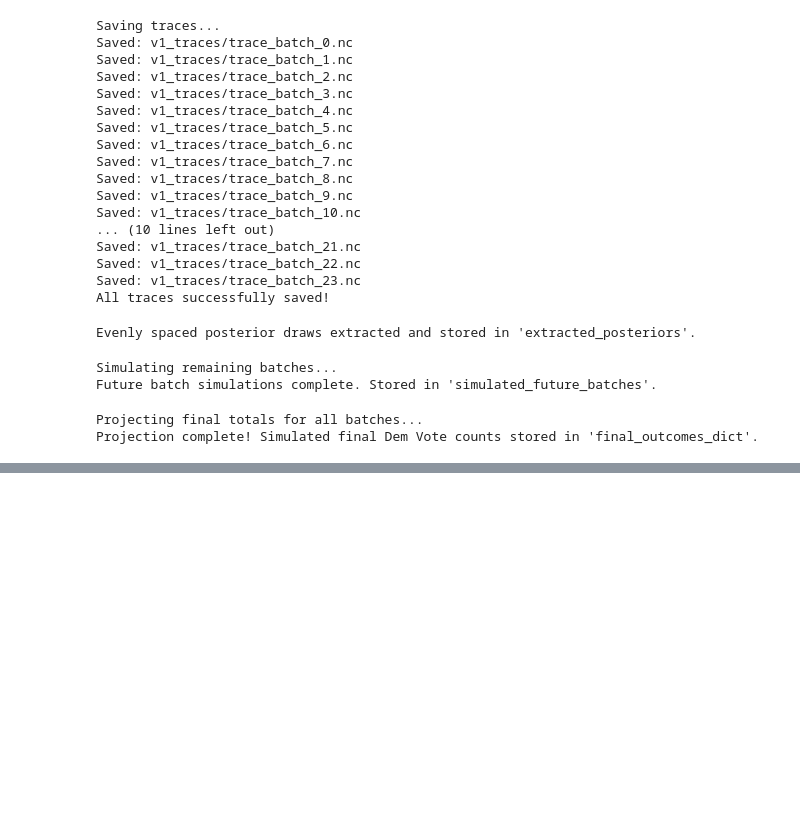
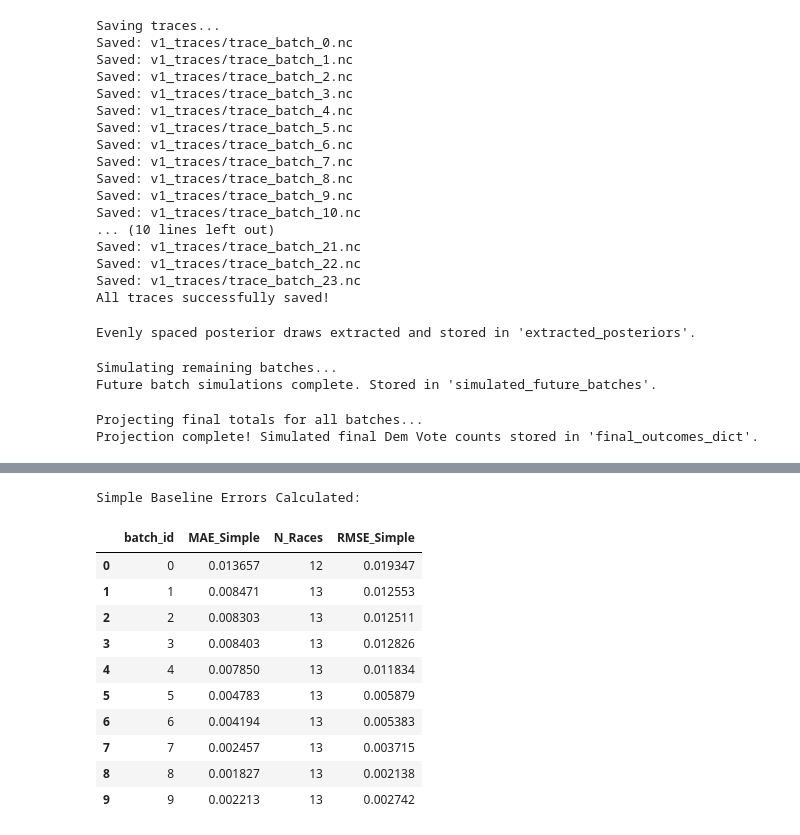
Before and after one commit to rickyrojas311/realtimeElectionForecasting, a Jupyter notebook: model_v1/model_v1_refactored.ipynb, the cells around one changed output, grey strips where cells are left out. Cells and saved outputs as stored; diff of their text form; code cells hidden in the pictures; blank space fills up the shorter version.

```diff
--- a/model_v1/model_v1_refactored.ipynb
+++ b/model_v1/model_v1_refactored.ipynb
@@ -394,0 +492,65 @@ Projection complete! Simulated final Dem Vote counts stored in 'final_outcomes_d
+# %%
+# 1. We'll make a clean copy so we don't mess up our main dataframe
+baseline_df = model_data.copy()
+
+# 2. How many votes are remaining in the election at this exact batch step?
+baseline_df['remaining_votes'] = np.maximum(0, baseline_df['final_total_votes'] - baseline_df['up_to_this_batch_total_votes'])
+
+# 3. Project the final Dem Votes
+# We assume the candidate keeps their current votes, and wins all REMAINING votes at the exact
+# same rate they've been winning post-election-night votes
+baseline_df['simple_projected_dem_votes'] = (
+    baseline_df['up_to_this_batch_dem_votes'] +
+    (baseline_df['remaining_votes'] * baseline_df['up_to_this_batch_no_baseline_dem_proportion'])
+)
+
+# 4. Convert projected votes to projected proportion
+baseline_df['simple_prediction'] = baseline_df['simple_projected_dem_votes'] / baseline_df['final_total_votes']
+
+# 5. Calculate Absolute Error AND Squared Error against the True Final Result
+baseline_df['simple_abs_error'] = np.abs(baseline_df['simple_prediction'] - baseline_df['final_dem_proportion'])
+baseline_df['simple_sq_error'] = (baseline_df['simple_prediction'] - baseline_df['final_dem_proportion']) ** 2
+
+# 6. Forward Fill logic for races that don't update every batch
+all_races = baseline_df['race_id'].unique()
+all_batches = baseline_df['batch_id'].unique()
+full_grid = pd.MultiIndex.from_product([all_races, all_batches], names=['race_id', 'batch_id'])
+
+# Reindex and forward fill the missing states
+df_full = baseline_df.set_index(['race_id', 'batch_id']).reindex(full_grid).reset_index()
+df_full = df_full.sort_values(['race_id', 'batch_id'])
+
+# Make sure to include both error columns in the forward fill!
+df_full[['simple_prediction', 'simple_abs_error', 'simple_sq_error']] = df_full.groupby('race_id')[['simple_prediction', 'simple_abs_error', 'simple_sq_error']].ffill()
+
+# Drop rows that are still NaN (meaning the race hasn't had its first update yet)
+df_full = df_full.dropna(subset=['simple_abs_error'])
+
+# 7. Calculate Mean Absolute Error (MAE) and Mean Squared Error (MSE) per batch
+simple_error_summary = df_full.groupby('batch_id').agg(
+    MAE_Simple=('simple_abs_error', 'mean'),
+    MSE_Simple=('simple_sq_error', 'mean'),
+    N_Races=('race_id', 'count')
+).reset_index()
+
+# 8. Calculate RMSE by taking the square root of the MSE
+simple_error_summary['RMSE_Simple'] = np.sqrt(simple_error_summary['MSE_Simple'])
+
+# Drop MSE as we usually just want to look at MAE and RMSE
+simple_error_summary = simple_error_summary.drop(columns=['MSE_Simple'])
+
+print("Simple Baseline Errors Calculated:")
+display(simple_error_summary.head(10))
+# %% [output]
+Simple Baseline Errors Calculated:
+|  | batch_id | MAE_Simple | N_Races | RMSE_Simple |
+| 0 | 0 | 0.013657 | 12 | 0.019347 |
+| 1 | 1 | 0.008471 | 13 | 0.012553 |
+| 2 | 2 | 0.008303 | 13 | 0.012511 |
+| 3 | 3 | 0.008403 | 13 | 0.012826 |
+| 4 | 4 | 0.007850 | 13 | 0.011834 |
+| 5 | 5 | 0.004783 | 13 | 0.005879 |
+| 6 | 6 | 0.004194 | 13 | 0.005383 |
+| 7 | 7 | 0.002457 | 13 | 0.003715 |
+| 8 | 8 | 0.001827 | 13 | 0.002138 |
+| 9 | 9 | 0.002213 | 13 | 0.002742 |
```
Also changed, not shown: parts of 3 cells of this notebook.
